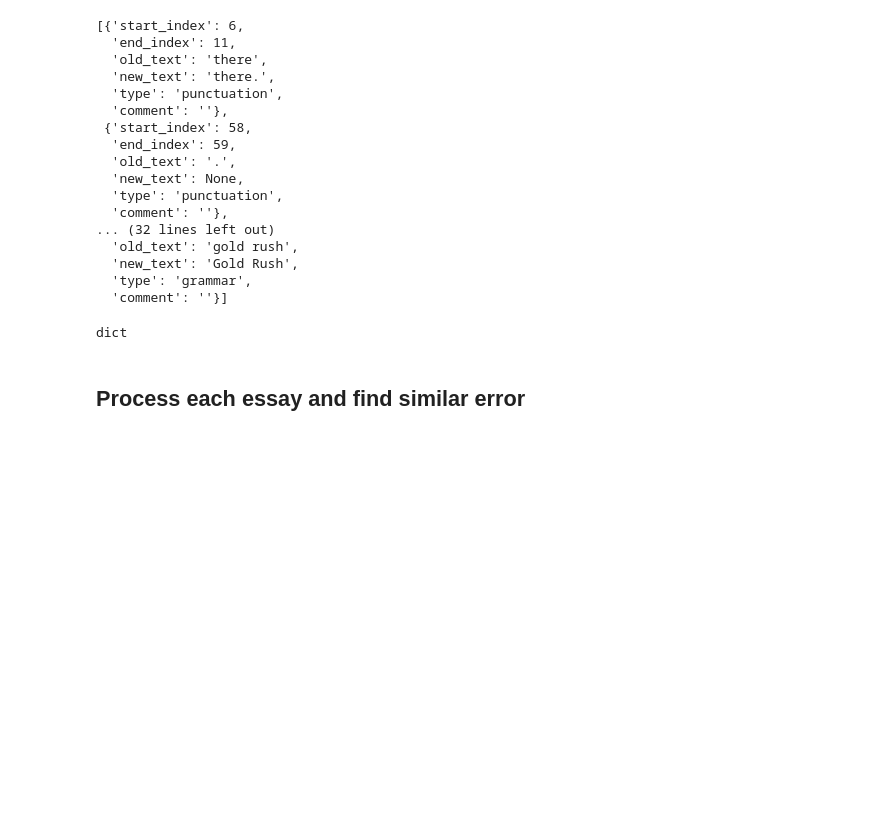
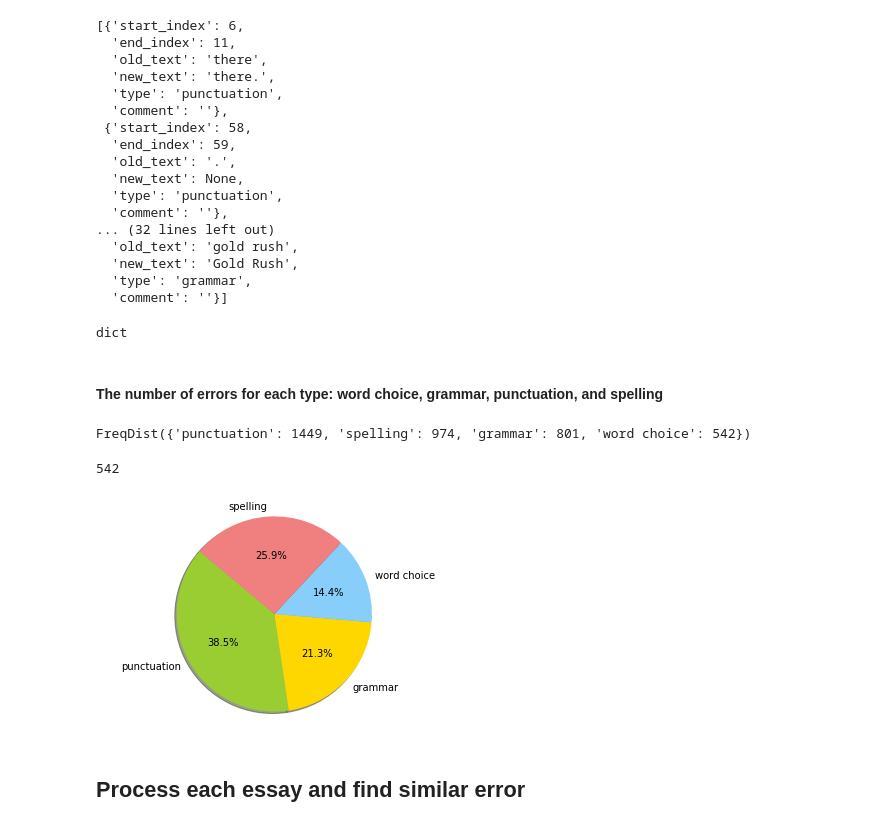
Before and after one commit to Teja0110/Similar-Error, a Jupyter notebook: Program.ipynb, the cells around one changed output. Drawn from its saved outputs; the diff is of its cells as text; code cells hidden in the pictures; blank space fills up the shorter version.

Commit message:
Update program and error

```diff
--- a/Program.ipynb
+++ b/Program.ipynb
@@ -58,3 +59,10 @@ data[0]['markup']
 type(data[0])
 # %% [output]
 dict
+# %% [markdown]
+#### The number of errors for each type: word choice, grammar, punctuation, and spelling
+# %%
+type_er_dist = nltk.FreqDist([error['type'] for essay in data for error in essay['markup']])
+type_er_dist
+# %% [output]
+FreqDist({'punctuation': 1449, 'spelling': 974, 'grammar': 801, 'word choice': 542})
@@ -61,3 +72,17 @@ dict
+# %%
+wc_total
+# %% [output]
+542
+# %%
+colors = ['yellowgreen', 'gold', 'lightskyblue', 'lightcoral']
+# %%
+# Plot the distribution of 4 types of error
+plt.pie(type_er_dist.values(), labels=type_er_dist.keys(), colors=colors,
+autopct='%1.1f%%', shadow=True, startangle=140)
+plt.axis('equal')
+plt.show()
+# %% [output]
+[figure, added]
 # %% [markdown]
 ## Process each essay and find similar error
 # %% [markdown]
```
Also changed, not shown: parts of 5 cells of this notebook, 1 other file.
